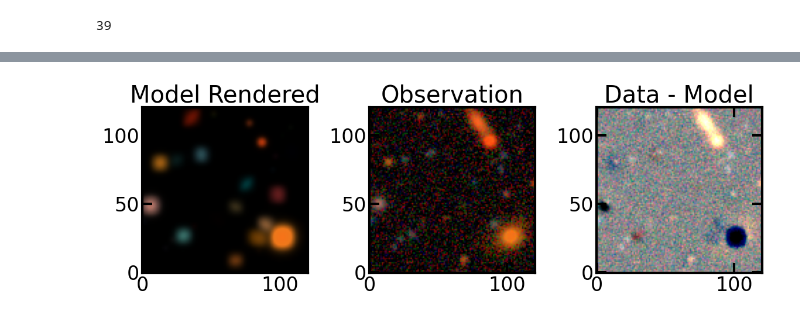
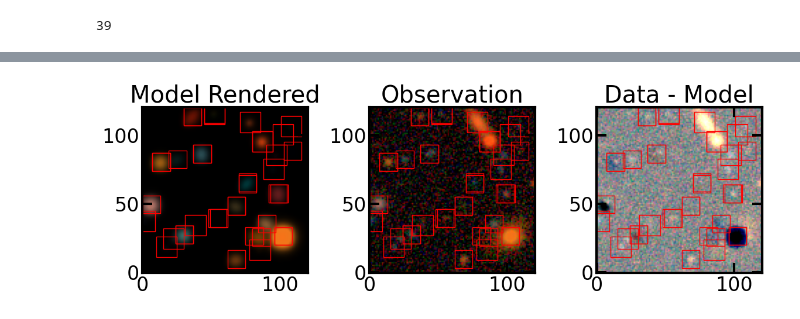
Before and after one commit to charlotteaward/Scarlet2demo_RSP, a Jupyter notebook: runScarlet2coadd.ipynb, the cells around one changed output, grey strips where cells are left out. Saved outputs shown, nothing was run; the diff lists cells and outputs as text; code cells hidden in the pictures.

```diff
--- a/runScarlet2coadd.ipynb
+++ b/runScarlet2coadd.ipynb
@@ -242,6 +242,7 @@ with scarlet2.Scene(model_frame) as scene:
             # If the boxes produced are too small, try adjusting the SNR or box_size arguments https://github.com/pmelchior/scarlet2/blob/8a7bf55f4908a402ba7e43b4b564886aa4ad2a4b/src/scarlet2/init.py#L205
         except:# IndexError:
             morph = scarlet2.init.compact_morphology()
+            morph = np.pad(morph,(5, 5), 'constant')
             spectrum = scarlet2.init.pixel_spectrum(obs, center)
         spectrum = jnp.clip(spectrum,a_min=1e-6,a_max=1e6)
         # the host is barely resolved and the data are noisy:
@@ -286,21 +287,21 @@ for i, center in enumerate(coords):
 # %%
 scarlet2.plot.scene(
     scene,
     observation=obs,
     norm=norm,
     show_model=False,
     show_observed=True,
     show_rendered=True,
     show_residual=True,
     add_labels=False,
-    add_boxes=False,
+    add_boxes=True,
     split_channels=False,
     box_kwargs={"edgecolor": "red", "facecolor": "none"},
     label_kwargs={"color": "red"},
 )
 plt.show()
 # %% [output]
-[figure, old version]
+[figure, new version]
 # %%
 # Fit the scene
 stepnum = 2000
```
Also changed, not shown: parts of 2 cells of this notebook.
